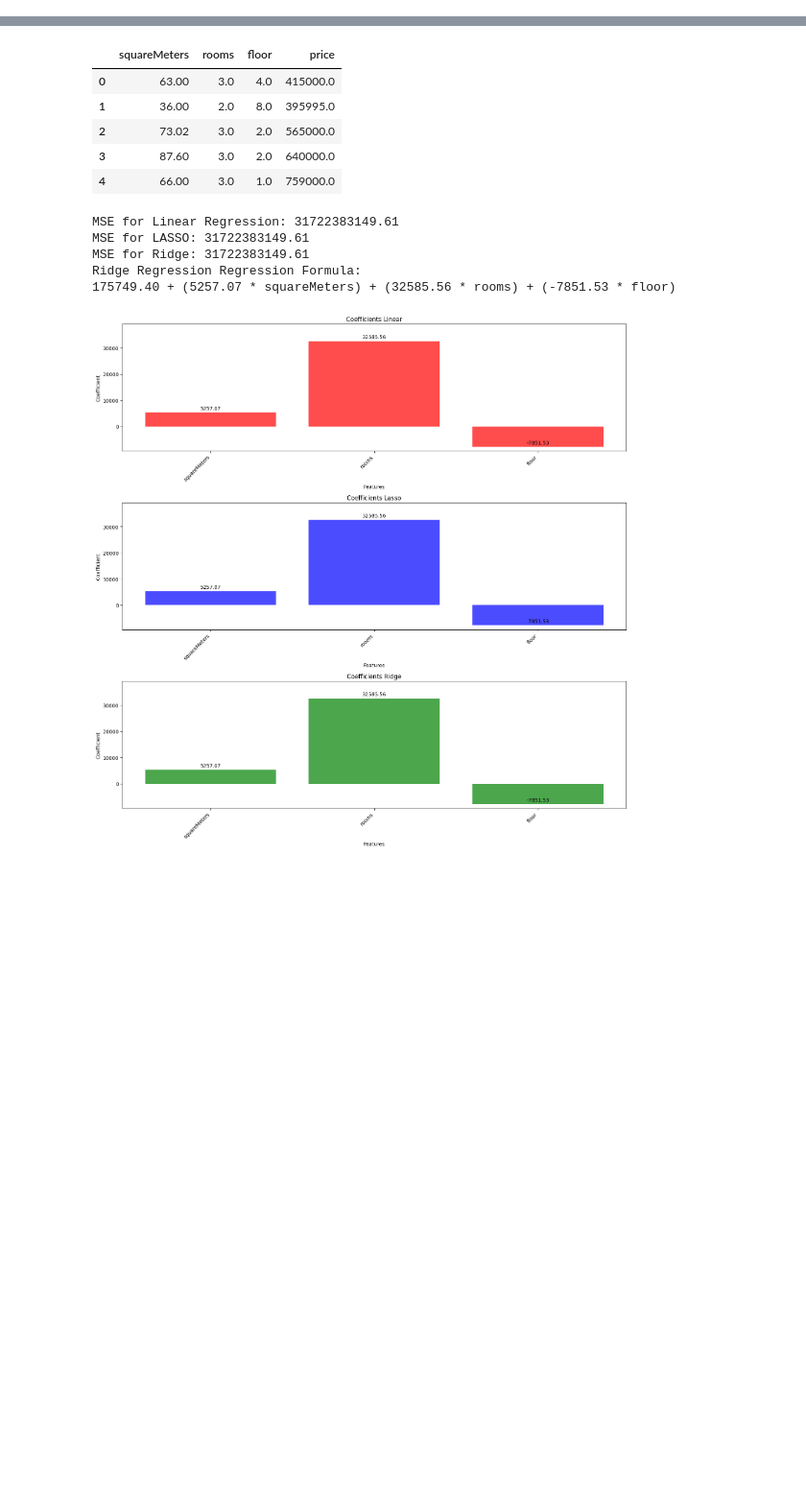
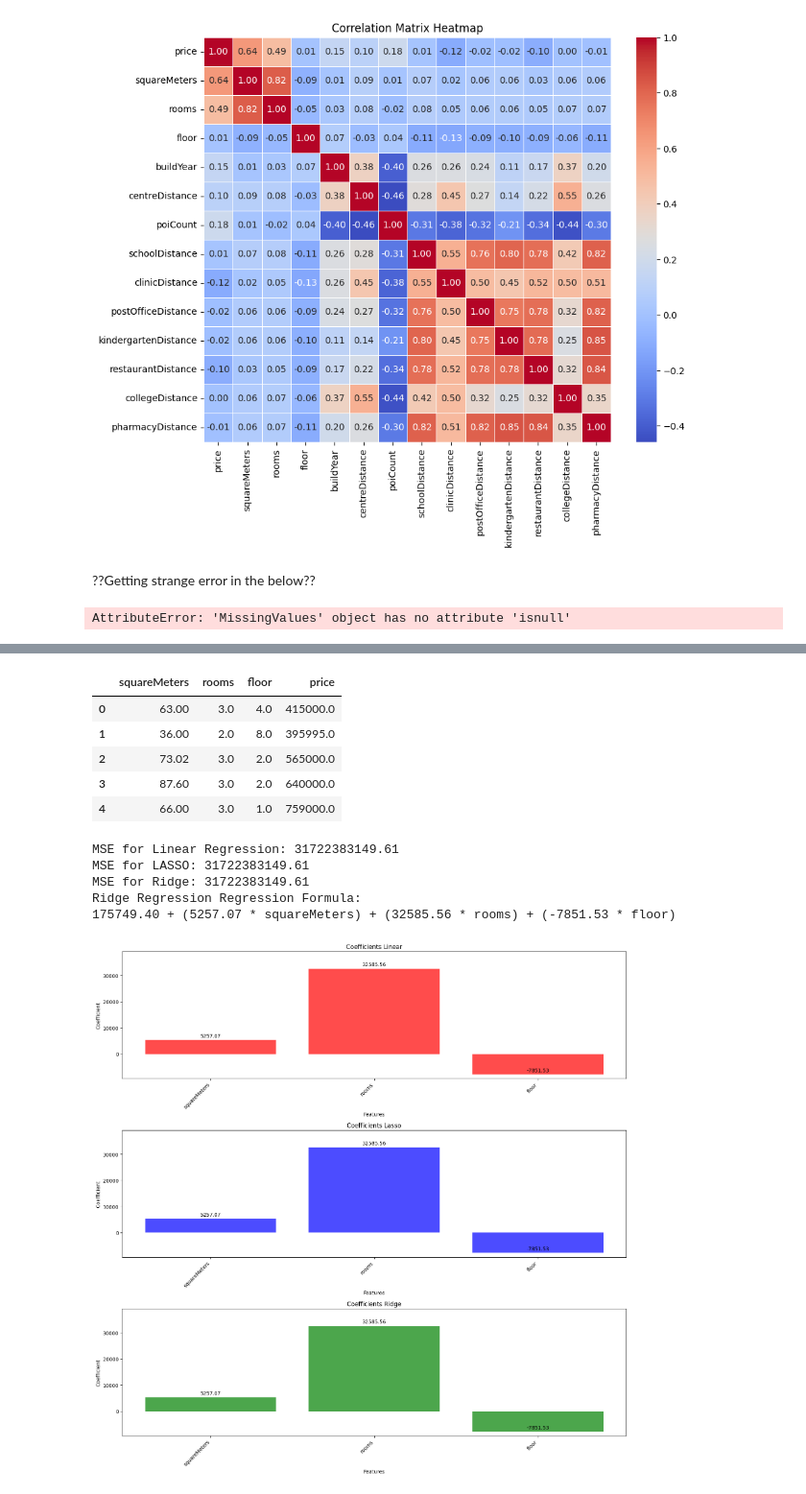
Before and after one commit to jnossa/CDS_Final_Project, a Jupyter notebook: notebook.ipynb, the cells around one changed output, grey strips where cells are left out. Shown at 96% size. Drawn from its saved outputs; the diff is of its cells as text; code cells hidden in the pictures; blank space fills up the shorter version.

```diff
--- a/notebook.ipynb
+++ b/notebook.ipynb
@@ -0,0 +49,14 @@
+# %%
+# Correlation matrix
+corr = e.Correlation(all_data)
+corr.visualize_data_correlation(['price', 'squareMeters', 'rooms', 'floor', 'buildYear', 'centreDistance', 'poiCount', 'schoolDistance', 'clinicDistance', 'postOfficeDistance', 'kindergartenDistance', 'restaurantDistance', 'collegeDistance', 'pharmacyDistance'])
+# %% [output]
+[figure, added]
+# %% [markdown]
+??Getting strange error in the below??
+# %%
+# Missing values analysis
+miss = e.MissingValues(all_data)
+missing_summary = miss.missing_values_summary()
+# %% [output]
+AttributeError: 'MissingValues' object has no attribute 'isnull'
```
Also changed, not shown: parts of 21 cells of this notebook.
